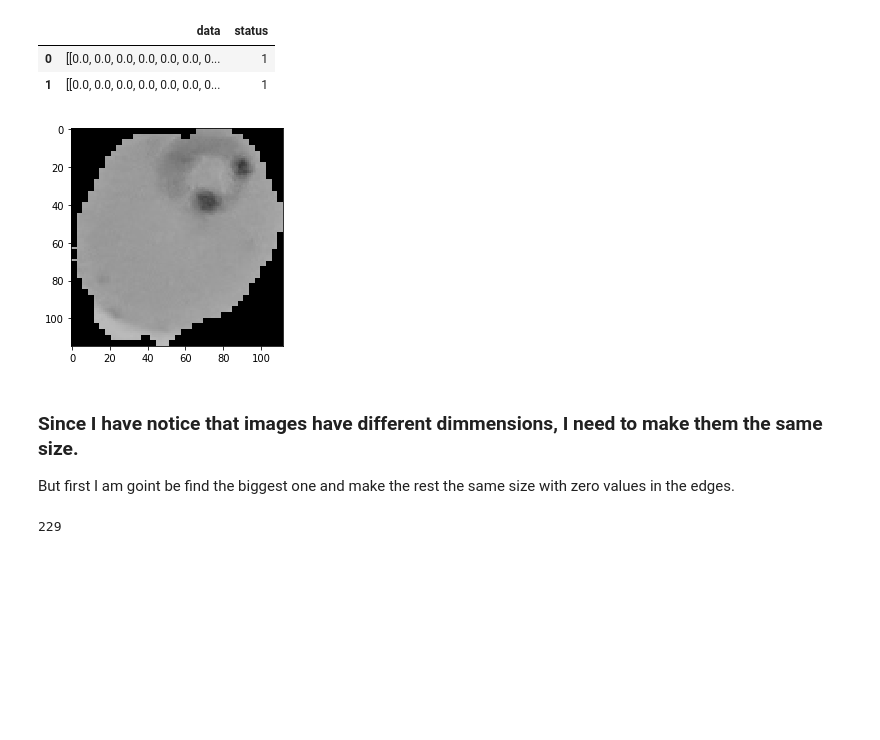
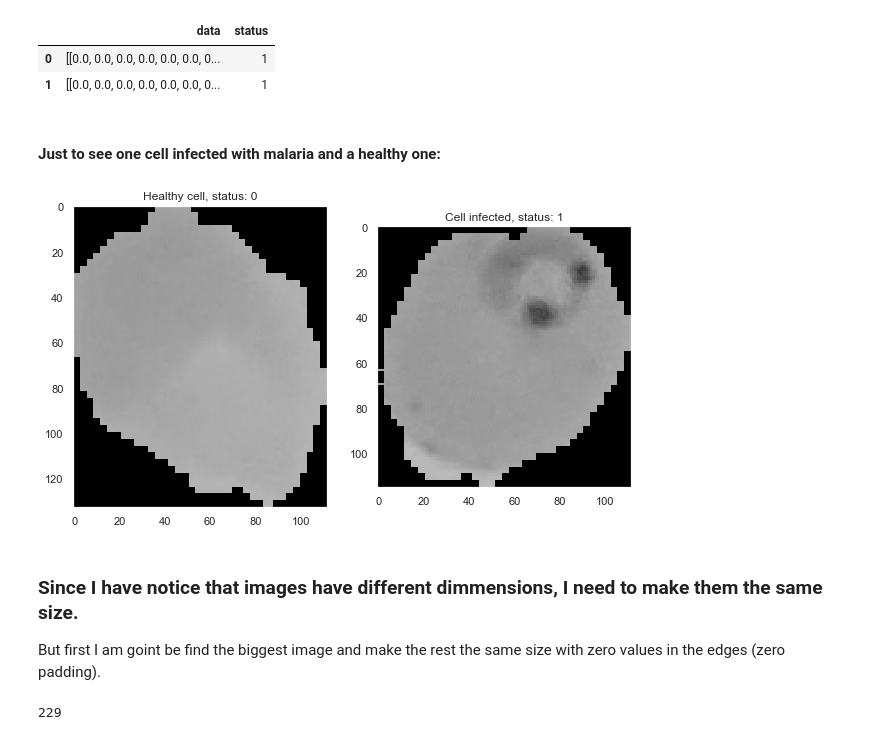
Before and after one commit to hugounavez/malariaImagesDetectionClassifier, a Jupyter notebook: Malaria Classification Problem.ipynb, the cells around one changed output. Saved outputs shown, nothing was run; the diff lists cells and outputs as text; code cells hidden in the pictures; blank space fills up the shorter version.

```diff
--- a/Malaria Classification Problem.ipynb
+++ b/Malaria Classification Problem.ipynb
@@ -7,18 +7,21 @@ import matplotlib.image as mpimg
 from sklearn.linear_model import LogisticRegression
 from pathlib import Path
 from sklearn.model_selection import train_test_split
-# import warnings filter
+import seaborn as sns
+import pandas as pd
 from warnings import simplefilter
-# ignore all future warnings
+
+
+# Ignore all future warnings
 simplefilter(action='ignore', category=FutureWarning)
-
-import pandas as pd
+sns.set()
 
 def rgb2gray(rgb):
     return np.dot(rgb[...,:3], [0.2989, 0.5870, 0.1140])
 
-def plotGrayImage(data):
+def plotGrayImage(data, title=""):
     plt.imshow(data, cmap=plt.get_cmap('gray'), vmin=0, vmax=255)
+    plt.title(title)
     plt.show()
 
 def cropImage(im, size):
@@ -38,5 +41,20 @@ def resizeImage(im, size):
     """This normalize the image to the size specified, it simply make the image bigger with zeros and then crop the
     image to the size declared by user"""
     return cropImage(addBorderZeroPaddToImage(im, size),size)
+
+def processToHistVectorImages(x, maxSize, bins=40):
+    """This method converts the original image into a single vector, which is the histogram of the image"""
+
+    """This line resizes the image adding a zero padding and ajusted the same size to all images to the
+    maxSize specified by the user. The process if the same that explained above"""
+    vector = resizeImage(x, maxSize).ravel()
+
+    """Now I make a transformation of the data by obtaining the histogram of it, I will be use it instead of the original vector
+    The porpuse of this is to emphasize the variation of colors (stains and shapes as pattern in the images) instead
+    of both the location of the pixels and their values. In this context, the location of the infected stains is noise.
+
+    I got rid of the zero value because it just an outlier that does not provide information for the algorithm
+    """
+    return list(np.histogram(vector,bins)[0])[1:]
 # %% [output]
 Populating the interactive namespace from numpy and matplotlib
@@ -49,12 +70,24 @@ df.head(2)
 |  | data | status |
 | 0 | [[0.0, 0.0, 0.0, 0.0, 0.0, 0.0, 0... | 1 |
 | 1 | [[0.0, 0.0, 0.0, 0.0, 0.0, 0.0, 0... | 1 |
-# %%
-#### Just to see one image as a manner of example:
-plotGrayImage(df["data"][0])
-# %% [output]
-[figure, removed]
+# %% [markdown]
+#### Just to see one cell infected with malaria and a healthy one:
+# %%
+sampleImageInfected = df["data"][0]
+sampleImageHealthy = df["data"][len(df["data"]) - 1]
+plt.figure(figsize=(10,10))
+plt.subplot(1, 2, 1)
+plt.imshow(sampleImageHealthy, cmap=plt.get_cmap('gray'), vmin=0, vmax=255)
+plt.title("Healthy cell, status: " + str(df["status"][len(df["data"]) -1]))
+plt.grid(False)
+plt.subplot(1, 2, 2)
+plt.imshow(sampleImageInfected, cmap=plt.get_cmap('gray'), vmin=0, vmax=255)
+plt.title("Cell infected, status: " + str(df["status"][0]))
+plt.grid(False)
+plt.show()
+# %% [output]
+[figure, added]
 # %% [markdown]
 ### Since I have notice that images have different dimmensions, I need to make them the same size.
-But first I am goint be find the biggest one and make the rest the same size with zero values in the edges.
+But first I am goint be find the biggest image and make the rest the same size with zero values in the edges (zero padding).
 # %%
```
Also changed, not shown: parts of 11 cells of this notebook, 1 other file.
